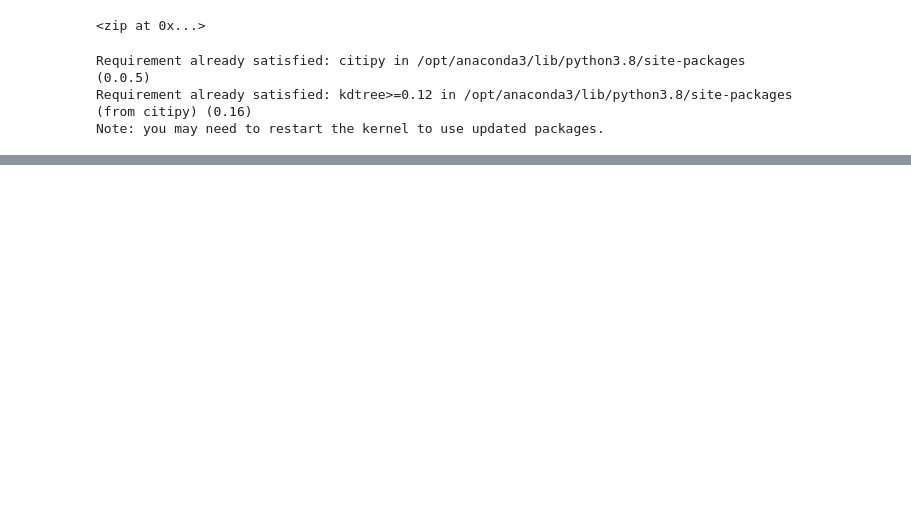
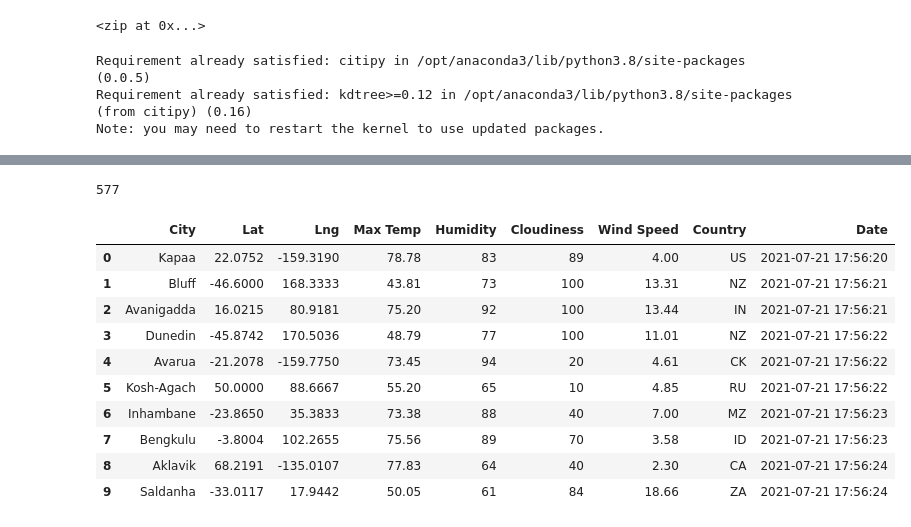
Before and after one commit to MaRoCaHe/World_Weather_Analysis, a Jupyter notebook: WeatherPy.ipynb, the cells around one changed output, grey strips where cells are left out. Drawn from its saved outputs; the diff is of its cells as text; code cells hidden in the pictures; blank space fills up the shorter version.

Commit message:
Updatind gitignore and WeatherPy

```diff
--- a/WeatherPy.ipynb
+++ b/WeatherPy.ipynb
@@ -62,0 +73,3 @@ len(cities)
+# %%
+# Starting URL for Weather Map API Call.
+url = "http://api.openweathermap.org/data/2.5/weather?units=Imperial&APPID=" + weather_api_key
@@ -62,0 +157,20 @@ len(cities)
+# %%
+len(city_data)
+# %% [output]
+577
+# %%
+# Convert the array of dictionaries to a Pandas DataFrame.
+city_data_df = pd.DataFrame(city_data)
+city_data_df.head(10)
+# %% [output]
+|  | City | Lat | Lng | Max Temp | Humidity | Cloudiness | Wind Speed | Country | Date |
+| 0 | Kapaa | 22.0752 | -159.3190 | 78.78 | 83 | 89 | 4.00 | US | 2021-07-21 17:56:20 |
+| 1 | Bluff | -46.6000 | 168.3333 | 43.81 | 73 | 100 | 13.31 | NZ | 2021-07-21 17:56:21 |
+| 2 | Avanigadda | 16.0215 | 80.9181 | 75.20 | 92 | 100 | 13.44 | IN | 2021-07-21 17:56:21 |
+| 3 | Dunedin | -45.8742 | 170.5036 | 48.79 | 77 | 100 | 11.01 | NZ | 2021-07-21 17:56:22 |
+| 4 | Avarua | -21.2078 | -159.7750 | 73.45 | 94 | 20 | 4.61 | CK | 2021-07-21 17:56:22 |
+| 5 | Kosh-Agach | 50.0000 | 88.6667 | 55.20 | 65 | 10 | 4.85 | RU | 2021-07-21 17:56:22 |
+| 6 | Inhambane | -23.8650 | 35.3833 | 73.38 | 88 | 40 | 7.00 | MZ | 2021-07-21 17:56:23 |
+| 7 | Bengkulu | -3.8004 | 102.2655 | 75.56 | 89 | 70 | 3.58 | ID | 2021-07-21 17:56:23 |
+| 8 | Aklavik | 68.2191 | -135.0107 | 77.83 | 64 | 40 | 2.30 | CA | 2021-07-21 17:56:24 |
+| 9 | Saldanha | -33.0117 | 17.9442 | 50.05 | 61 | 84 | 18.66 | ZA | 2021-07-21 17:56:24 |
```
Also changed, not shown: parts of 8 cells of this notebook, 1 other file.
